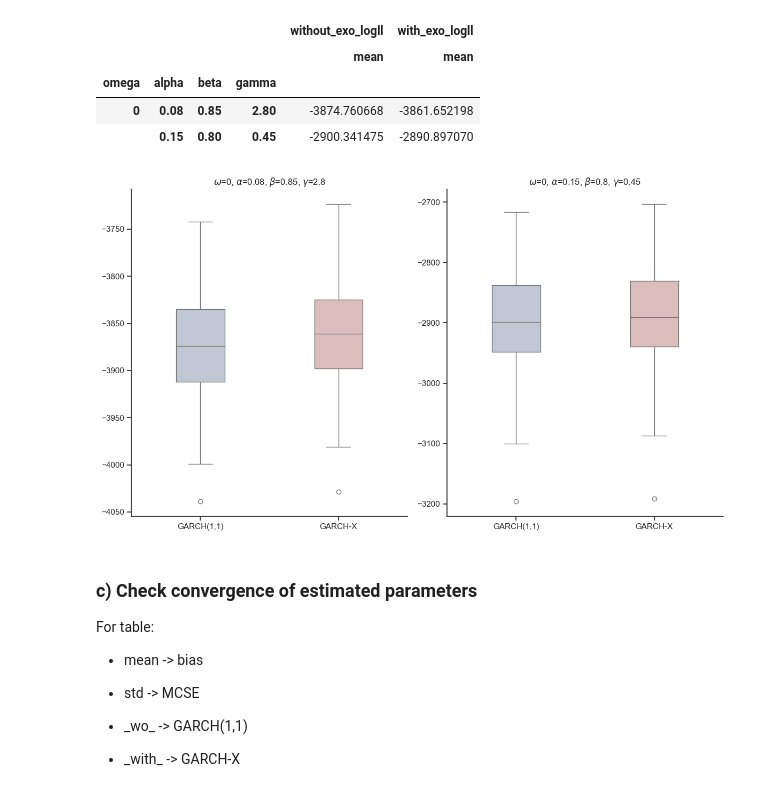
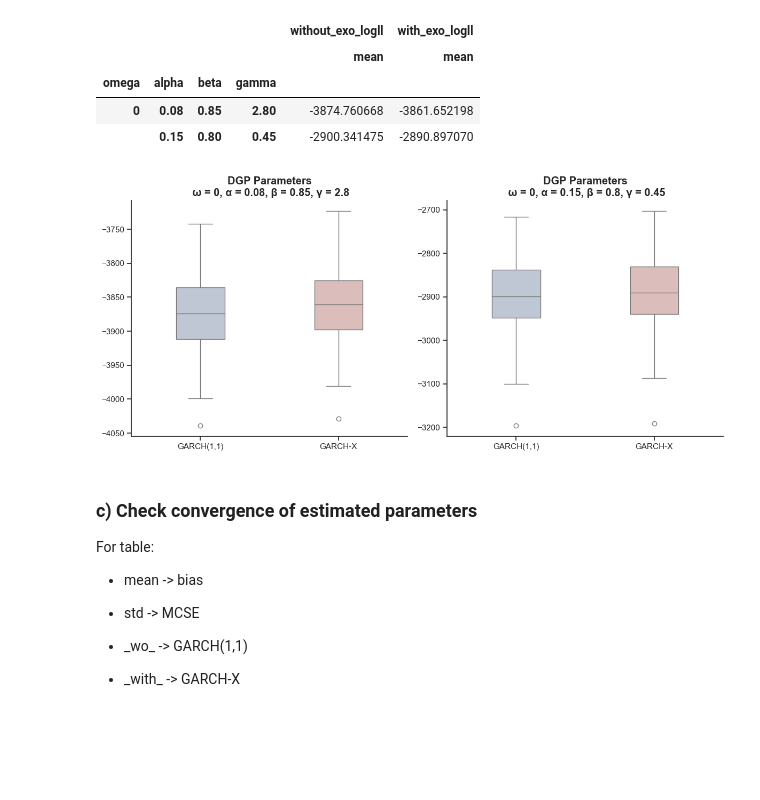
Before and after one commit to hwh1771/sentiment-analysis-volatility-forecasting, a Jupyter notebook: notebooks/05_simumlation_study.ipynb, the cells around one changed output. Saved outputs shown, nothing was run; the diff lists cells and outputs as text; code cells hidden in the pictures; blank space fills up the shorter version.

```diff
--- a/notebooks/05_simumlation_study.ipynb
+++ b/notebooks/05_simumlation_study.ipynb
@@ -326,7 +326,7 @@ mse_df
 |  | 0.15 | 0.80 | 0.45 | 3.038797 | 2.764057 |
 # %%
 r = 3
-f, axs = plt.subplots(1, 2, figsize=(12, 7))
+f, axs = plt.subplots(1, 2, figsize=(12, 5.5))
 #f.suptitle(r"MSE of $\sigma^2$ for various DGP")
 
 for i, params in enumerate(spy_params):
@@ -338,7 +338,7 @@ for i, params in enumerate(spy_params):
     sns.boxplot(filtered_df, ax=axs[i],  width=.35, palette="vlag")
 
     axs[i].set_xticklabels(['GARCH(1,1)', 'GARCH-X'])
-    axs[i].title.set_text(fr"$\omega$={omega}, $\alpha$={alpha}, $\beta$={beta}, $\gamma$={gamma}")
+    axs[i].set_title(f"DGP Parameters\n ω = {omega}, α = {alpha}, β = {beta}, γ = {gamma}", weight="bold", size='large')
 
 f.tight_layout()
 # %% [output]
@@ -358,26 +358,26 @@ ll_df
 |  | 0.15 | 0.80 | 0.45 | -2900.341475 | -2890.897070 |
 # %%
 r = 3
-f, axs = plt.subplots(1, 2, figsize=(12,7))
+f, axs = plt.subplots(1, 2, figsize=(12, 5.5))
 #f.suptitle(r"Loglikelihood evaluate at the MLE for various DGP")
 for i, params in enumerate(spy_params):
 
     omega, alpha, beta, gamma = params
 
     filtered_df = result_df.loc[(result_df['omega'] == omega) & (result_df['alpha'] == alpha) &
                                 (result_df['beta'] == beta) & (result_df['gamma'] == gamma) & (result_df['without_exo_opt_suc']),
                                 ['without_exo_logll', 'with_exo_logll']]
 
     #filtered_df = filtered_df.loc[filtered_df['without_exo_logll'] > -6500]  # Remove outlier
 
     sns.boxplot(filtered_df, ax=axs[i],  width=.35, palette="vlag")
 
     axs[i].set_xticklabels(['GARCH(1,1)', 'GARCH-X'])
-    axs[i].title.set_text(fr"$\omega$={omega}, $\alpha$={alpha}, $\beta$={beta}, $\gamma$={gamma}")
+    axs[i].set_title(f"DGP Parameters\n ω = {omega}, α = {alpha}, β = {beta}, γ = {gamma}", weight="bold", size='large')
 
 f.tight_layout()
 # %% [output]
-[figure, old version]
+[figure, new version]
 # %% [markdown]
 ### c) Check convergence of estimated parameters
 
```
Also changed, not shown: parts of 2 cells of this notebook.
